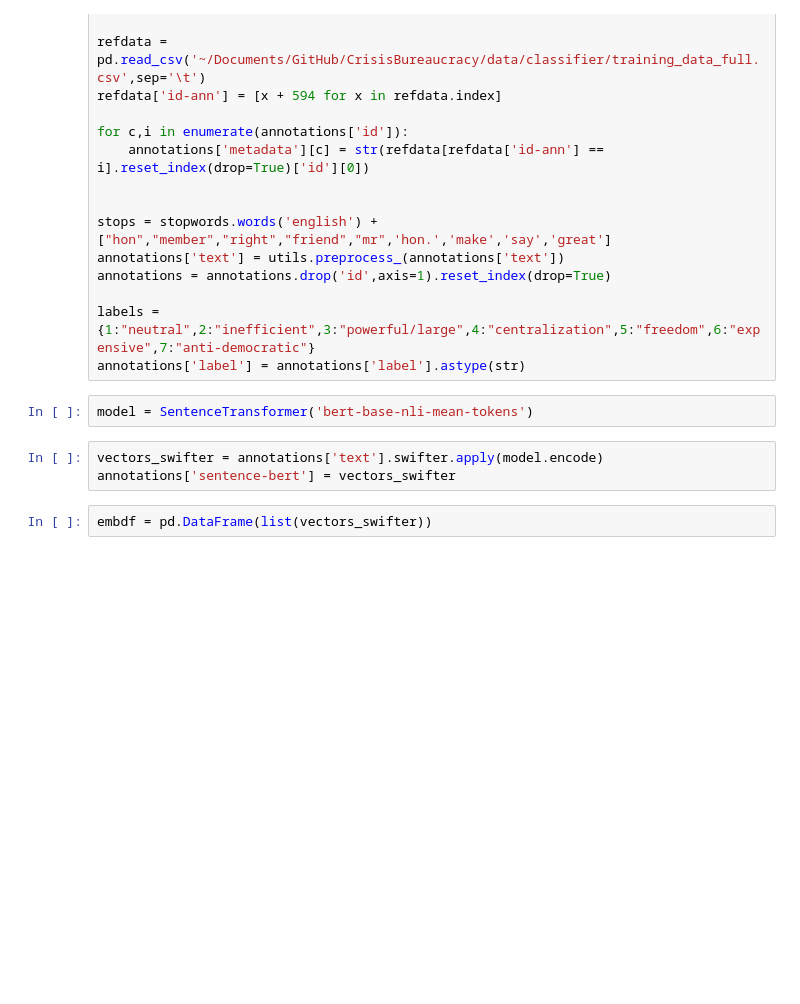
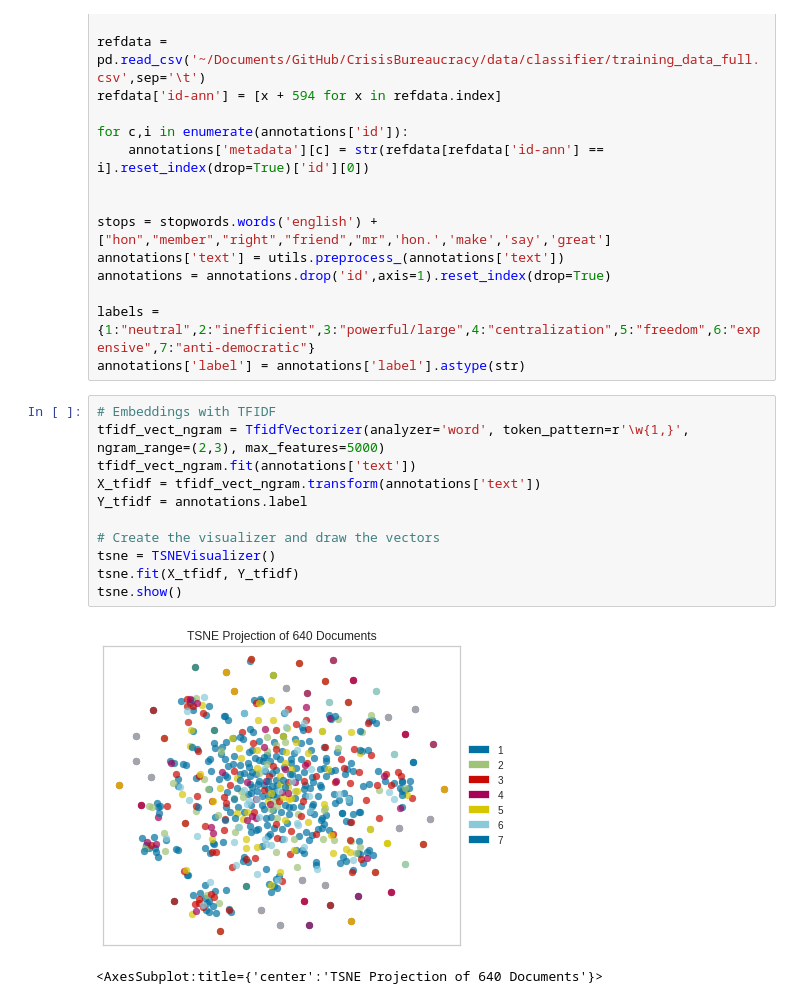
Before and after one commit to rubenros1795/CrisisBureaucracy, a Jupyter notebook: code/unsupervised-clustering.ipynb, the cells around one changed output. Saved outputs shown, nothing was run; the diff lists cells and outputs as text; blank space fills up the shorter version.

Commit message:
plots of TSNE and PCA-reduced embeddings

```diff
--- a/code/unsupervised-clustering.ipynb
+++ b/code/unsupervised-clustering.ipynb
@@ -40,11 +40,18 @@ annotations = annotations.drop('id',axis=1).reset_index(drop=True)
 
 labels = {1:"neutral",2:"inefficient",3:"powerful/large",4:"centralization",5:"freedom",6:"expensive",7:"anti-democratic"}
 annotations['label'] = annotations['label'].astype(str)
-# %%
-model = SentenceTransformer('bert-base-nli-mean-tokens')
-# %%
-vectors_swifter = annotations['text'].swifter.apply(model.encode)
-annotations['sentence-bert'] = vectors_swifter
-# %%
-embdf = pd.DataFrame(list(vectors_swifter))
+# %%
+# Embeddings with TFIDF
+tfidf_vect_ngram = TfidfVectorizer(analyzer='word', token_pattern=r'\w{1,}', ngram_range=(2,3), max_features=5000)
+tfidf_vect_ngram.fit(annotations['text'])
+X_tfidf = tfidf_vect_ngram.transform(annotations['text'])
+Y_tfidf = annotations.label
+
+# Create the visualizer and draw the vectors
+tsne = TSNEVisualizer()
+tsne.fit(X_tfidf, Y_tfidf)
+tsne.show()
+# %% [output]
+[figure, added]
+<AxesSubplot:title={'center':'TSNE Projection of 640 Documents'}>
 # %%
```
Also changed, not shown: parts of 5 cells of this notebook, 1 other file.
